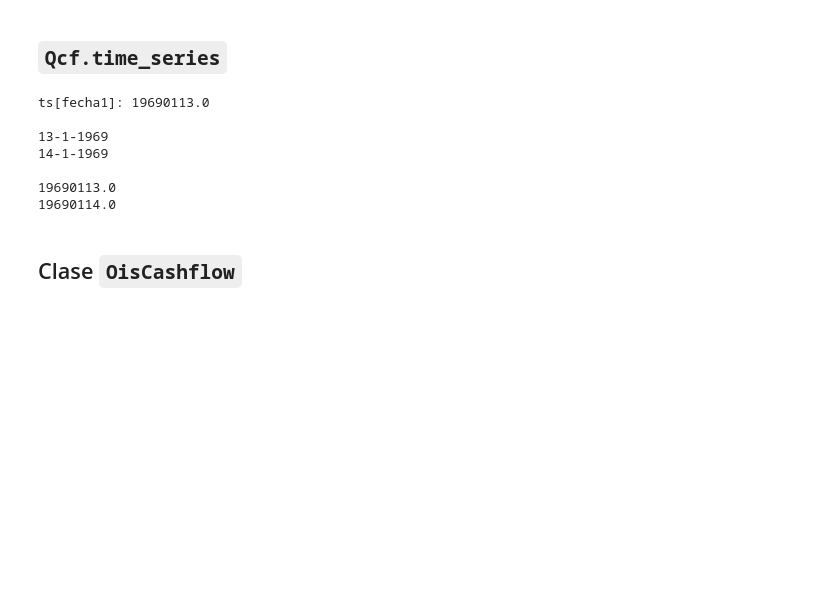
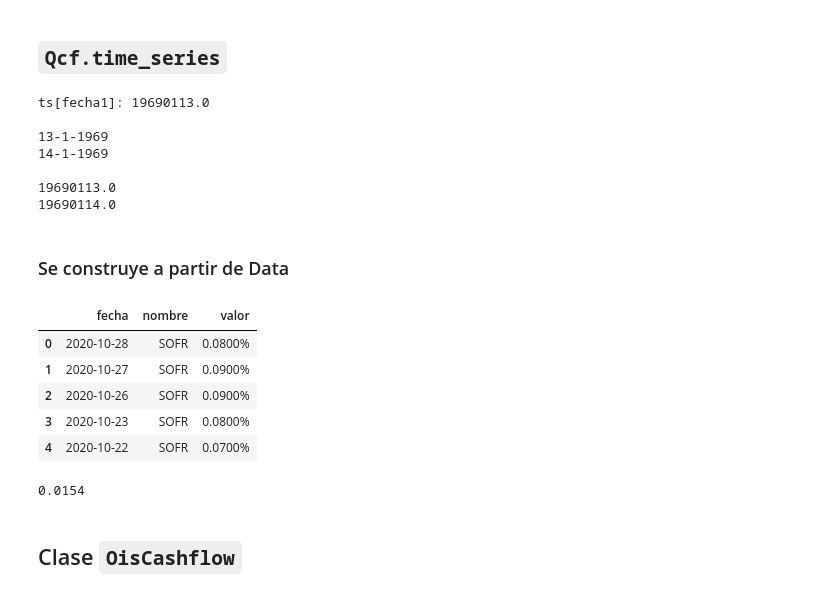
Before and after one commit to adiaz-efaa/mif-2020, a Jupyter notebook: 08_tarea_1.ipynb, the cells around one changed output. Cells and saved outputs as stored; diff of their text form; code cells hidden in the pictures; blank space fills up the shorter version.

```diff
--- a/08_tarea_1.ipynb
+++ b/08_tarea_1.ipynb
@@ -66,3 +78,18 @@ ts[fecha1]: 19690113.0
 
 19690113.0
 19690114.0
+# %% [markdown]
+### Se construye a partir de Data
+# %%
+df_fixings = pd.read_excel('data/SOFR-10012019-10292020.xls', sheet_name='nice format')
+df_fixings.columns = ['fecha', 'nombre', 'valor']
+df_fixings['valor'] /= 100
+# %%
+df_fixings.head().style.format({'valor': '{:.4%}'})
+# %% [output]
+|  | fecha | nombre | valor |
+| 0 | 2020-10-28 | SOFR | 0.0800% |
+| 1 | 2020-10-27 | SOFR | 0.0900% |
+| 2 | 2020-10-26 | SOFR | 0.0900% |
+| 3 | 2020-10-23 | SOFR | 0.0800% |
+| 4 | 2020-10-22 | SOFR | 0.0700% |
@@ -69,3 +100,7 @@ ts[fecha1]: 19690113.0
+# %%
+fixings[Qcf.QCDate(13, 1, 2020)]
+# %% [output]
+0.0154
 # %% [markdown]
 ## Clase `OisCashflow`
 # %% [markdown]
```
Also changed, not shown: parts of 10 cells of this notebook, 1 other file.
